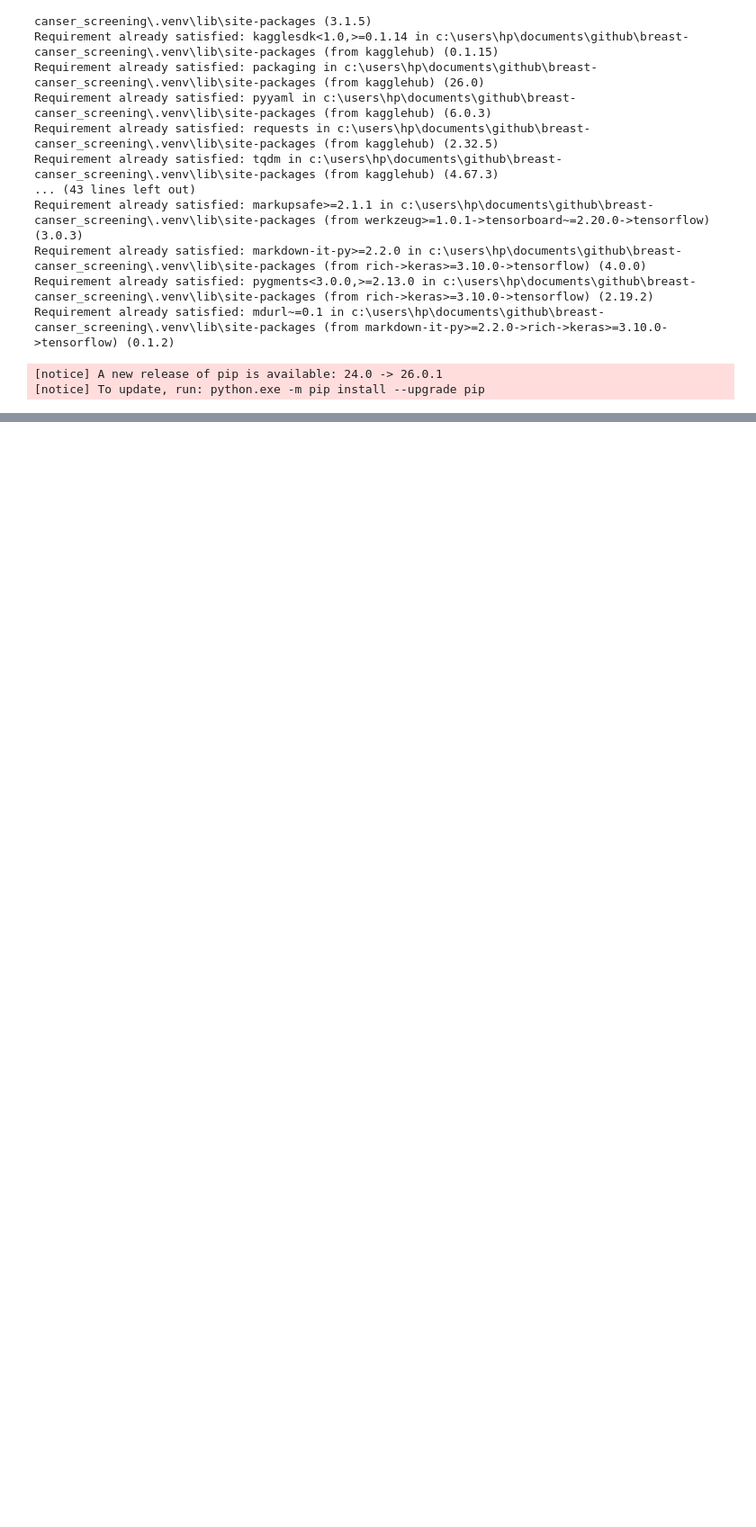
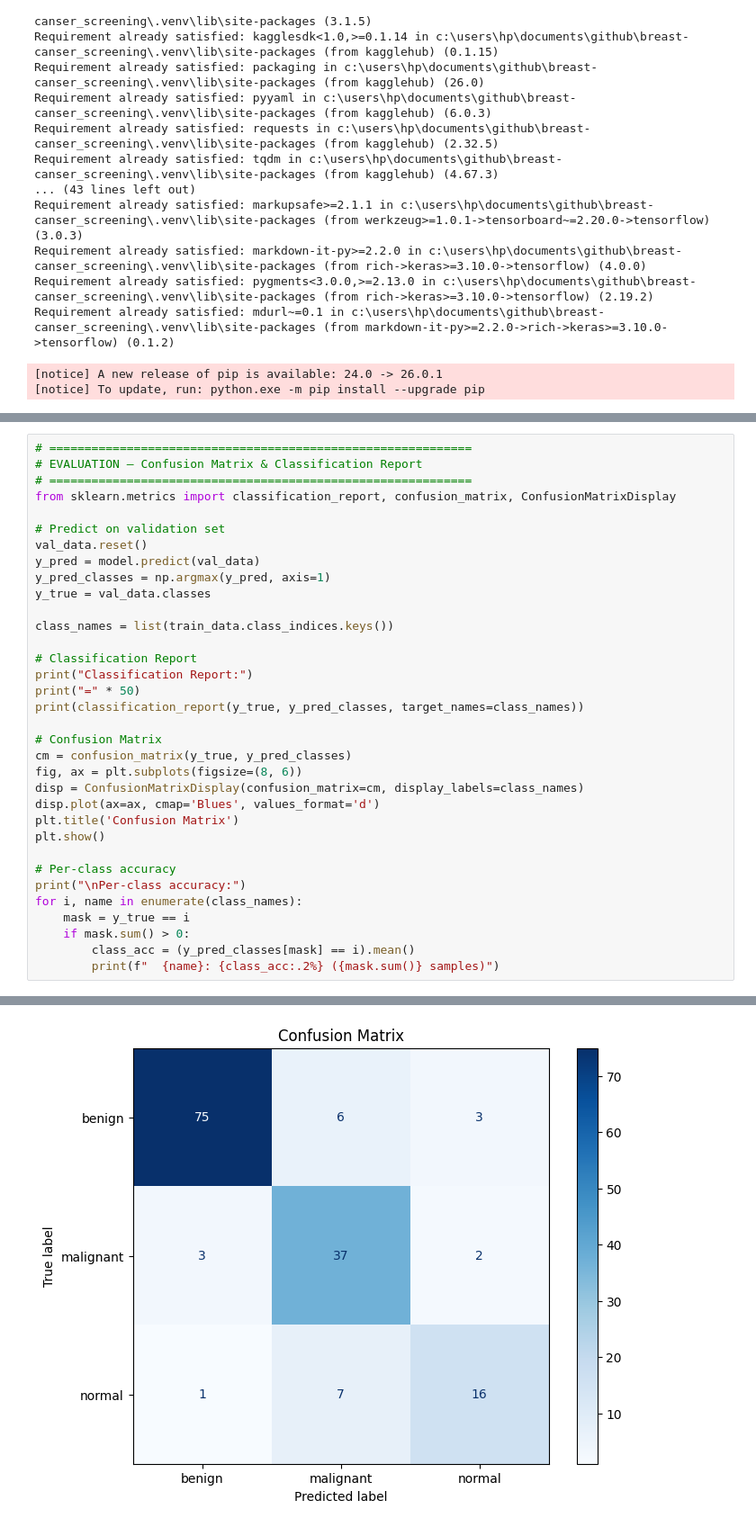
Before and after one commit to cyiza22/Breast-canser_screening, a Jupyter notebook: ml_service/train_model.ipynb, the cells around one changed output, grey strips where cells are left out. Shown at 90% size. Drawn from its saved outputs; the diff is of its cells as text; blank space fills up the shorter version.

```diff
--- a/ml_service/train_model.ipynb
+++ b/ml_service/train_model.ipynb
@@ -229,0 +375,35 @@ WARNING:absl:You are saving your model as an HDF5 file via `model.save()` or `ke
+# %%
+# ============================================================
+# EVALUATION — Confusion Matrix & Classification Report
+# ============================================================
+from sklearn.metrics import classification_report, confusion_matrix, ConfusionMatrixDisplay
+
+# Predict on validation set
+val_data.reset()
+y_pred = model.predict(val_data)
+y_pred_classes = np.argmax(y_pred, axis=1)
+y_true = val_data.classes
+
+class_names = list(train_data.class_indices.keys())
+
+# Classification Report
+print("Classification Report:")
+print("=" * 50)
+print(classification_report(y_true, y_pred_classes, target_names=class_names))
+
+# Confusion Matrix
+cm = confusion_matrix(y_true, y_pred_classes)
+fig, ax = plt.subplots(figsize=(8, 6))
+disp = ConfusionMatrixDisplay(confusion_matrix=cm, display_labels=class_names)
+disp.plot(ax=ax, cmap='Blues', values_format='d')
+plt.title('Confusion Matrix')
+plt.show()
+
+# Per-class accuracy
+print("\nPer-class accuracy:")
+for i, name in enumerate(class_names):
+    mask = y_true == i
+    if mask.sum() > 0:
+        class_acc = (y_pred_classes[mask] == i).mean()
+        print(f"  {name}: {class_acc:.2%} ({mask.sum()} samples)")
+# %% [output]
@@ -229,0 +422 @@ WARNING:absl:You are saving your model as an HDF5 file via `model.save()` or `ke
+[figure, added]
```
Also changed, not shown: parts of 25 cells of this notebook, 8 other files.
